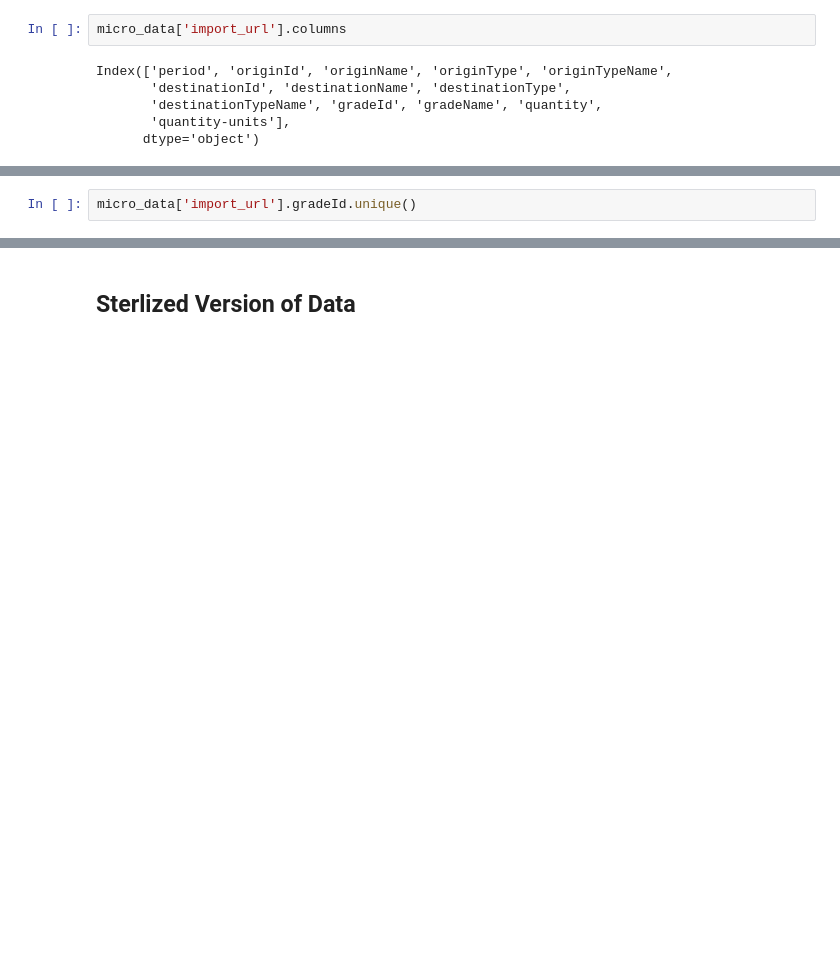
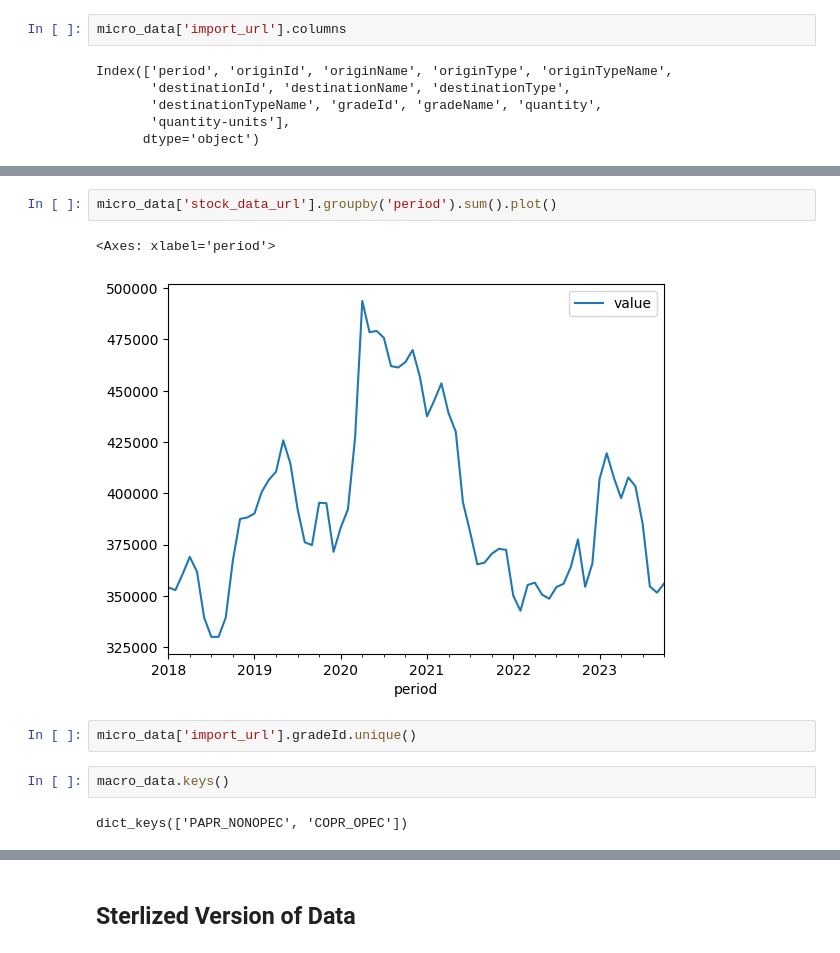
Before and after one commit to pankajti/qtw, a Jupyter notebook: Risk_GWP1.ipynb, the cells around one changed output, grey strips where cells are left out. Cells and saved outputs as stored; diff of their text form; blank space fills up the shorter version.

```diff
--- a/Risk_GWP1.ipynb
+++ b/Risk_GWP1.ipynb
@@ -258,2 +275,11 @@ Index(['period', 'originId', 'originName', 'originType', 'originTypeName',
+# %%
+micro_data['stock_data_url'].groupby('period').sum().plot()
+# %% [output]
+<Axes: xlabel='period'>
+[figure, added]
 # %%
 micro_data['import_url'].gradeId.unique()
+# %%
+macro_data.keys()
+# %% [output]
+dict_keys(['PAPR_NONOPEC', 'COPR_OPEC'])
```
Also changed, not shown: parts of 6 cells of this notebook.
